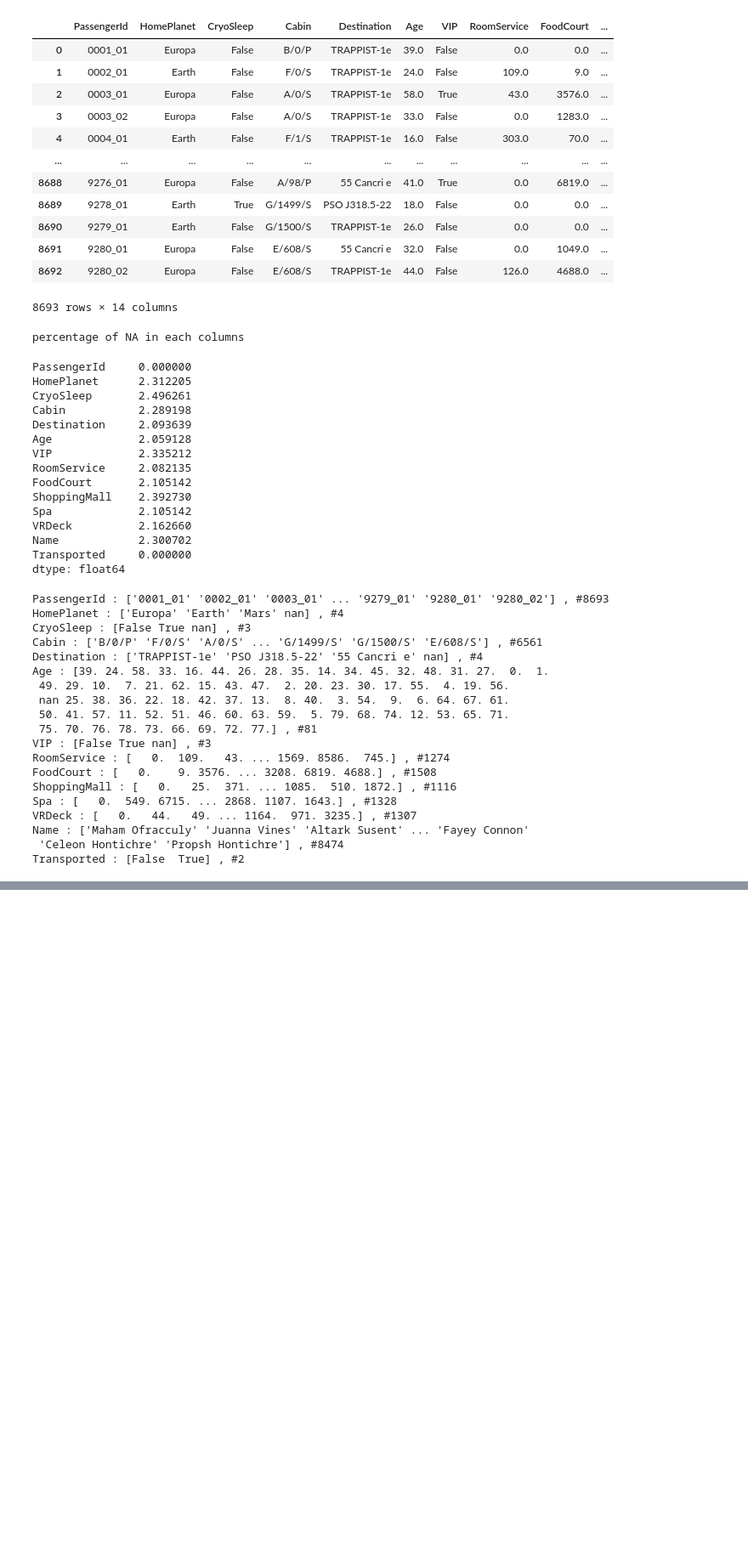
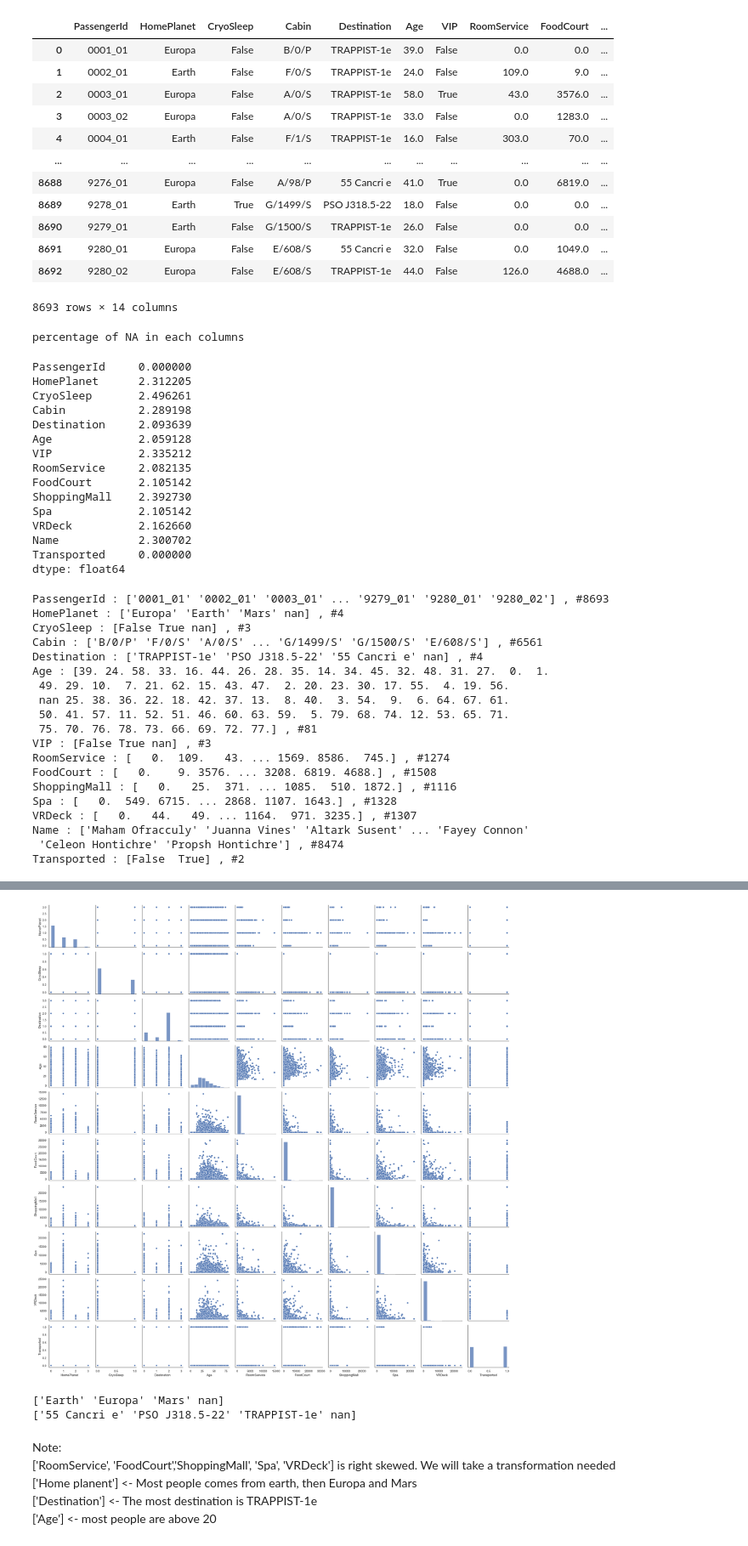
Before and after one commit to ChiBerkeley/Spaceship-Titanic, a Jupyter notebook: EDA.ipynb, the cells around one changed output, grey strips where cells are left out. Shown at 85% size. Drawn from its saved outputs; the diff is of its cells as text; code cells hidden in the pictures; blank space fills up the shorter version.

```diff
--- a/EDA.ipynb
+++ b/EDA.ipynb
@@ -85,0 +180,19 @@ fit
+# %%
+g = sns.PairGrid(labeled_df[numerical_colums], dropna=True)
+g.map_diag(sns.histplot, bins=10)
+g.map_offdiag(sns.scatterplot)
+plt.show()
+# %% [output]
+[figure, added]
+# %%
+print(d['HomePlanet'].classes_)
+print(d['Destination'].classes_)
+# %% [output]
+['Earth' 'Europa' 'Mars' nan]
+['55 Cancri e' 'PSO J318.5-22' 'TRAPPIST-1e' nan]
+# %% [markdown]
+Note: <br>
+['RoomService', 'FoodCourt','ShoppingMall', 'Spa', 'VRDeck'] is right skewed. We will take a transformation needed<br>
+['Home planent'] <- Most people comes from earth, then Europa and Mars<br>
+['Destination'] <- The most destination is TRAPPIST-1e<br>
+['Age'] <- most people are above 20 <br>
```
Also changed, not shown: parts of 8 cells of this notebook.
